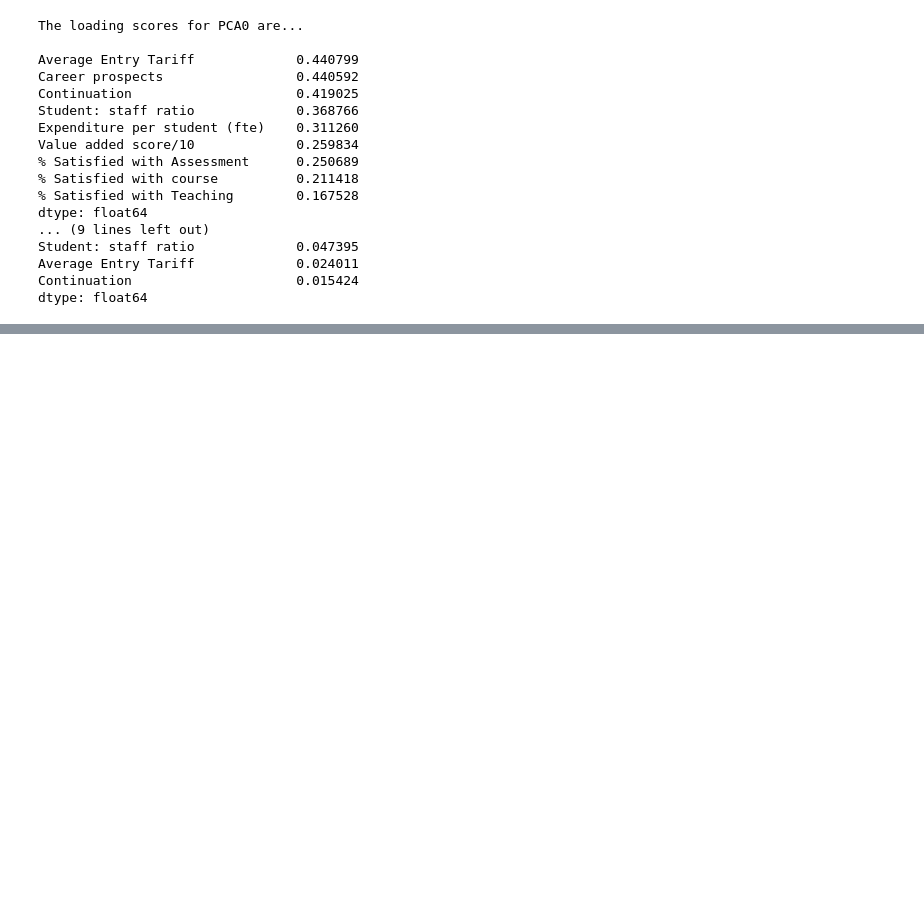
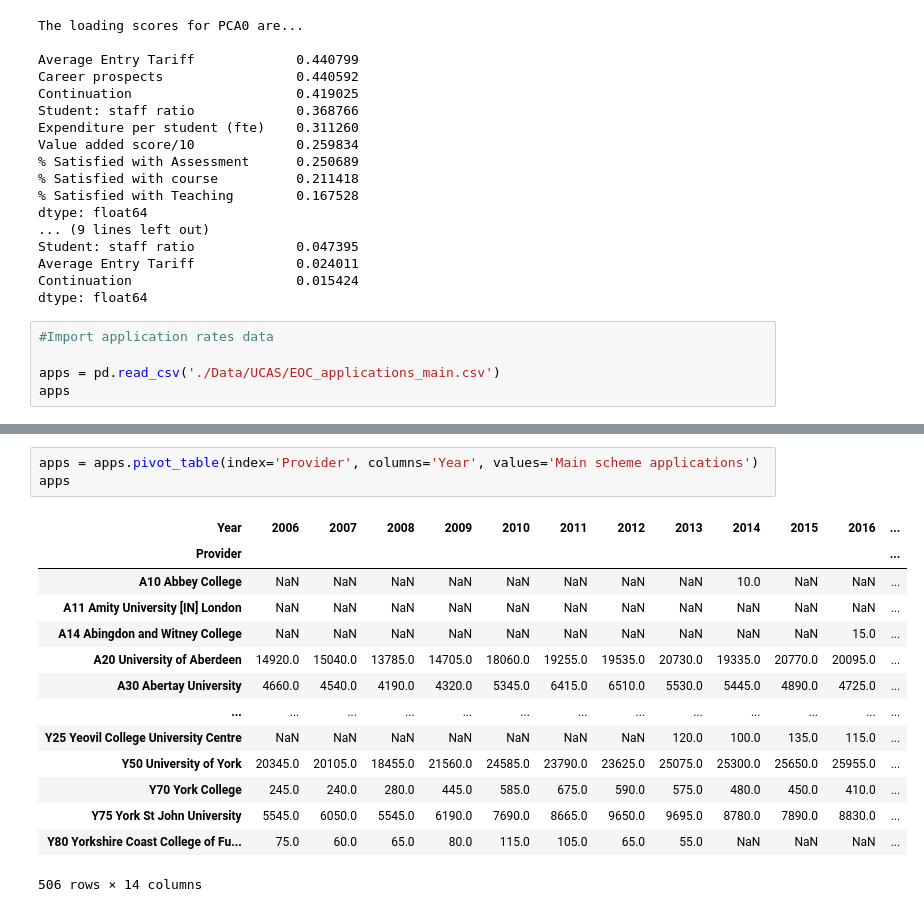
Before and after one commit to ethanhinton/University-League-Tables, a Jupyter notebook: correlation.ipynb, the cells around one changed output, grey strips where cells are left out. Cells and saved outputs as stored; diff of their text form; blank space fills up the shorter version.

Commit message:
added csv files for number of applicants to each university and added this to the correlation notebook

```diff
--- a/correlation.ipynb
+++ b/correlation.ipynb
@@ -322,3 +296,8 @@ Student: staff ratio             0.047395
 Average Entry Tariff             0.024011
 Continuation                     0.015424
 dtype: float64
+# %%
+#Import application rates data
+
+apps = pd.read_csv('./Data/UCAS/EOC_applications_main.csv')
+apps
@@ -324,0 +318,18 @@ dtype: float64
+# %%
+apps = apps.pivot_table(index='Provider', columns='Year', values='Main scheme applications')
+apps
+# %% [output]
+| Year | 2006 | 2007 | 2008 | 2009 | 2010 | 2011 | 2012 | 2013 | 2014 | 2015 | 2016 | ... |
+| Provider |  |  |  |  |  |  |  |  |  |  |  | ... |
+| A10 Abbey College | NaN | NaN | NaN | NaN | NaN | NaN | NaN | NaN | 10.0 | NaN | NaN | ... |
+| A11 Amity University [IN] London | NaN | NaN | NaN | NaN | NaN | NaN | NaN | NaN | NaN | NaN | NaN | ... |
+| A14 Abingdon and Witney College | NaN | NaN | NaN | NaN | NaN | NaN | NaN | NaN | NaN | NaN | 15.0 | ... |
+| A20 University of Aberdeen | 14920.0 | 15040.0 | 13785.0 | 14705.0 | 18060.0 | 19255.0 | 19535.0 | 20730.0 | 19335.0 | 20770.0 | 20095.0 | ... |
+| A30 Abertay University | 4660.0 | 4540.0 | 4190.0 | 4320.0 | 5345.0 | 6415.0 | 6510.0 | 5530.0 | 5445.0 | 4890.0 | 4725.0 | ... |
+| ... | ... | ... | ... | ... | ... | ... | ... | ... | ... | ... | ... | ... |
+| Y25 Yeovil College University Centre | NaN | NaN | NaN | NaN | NaN | NaN | NaN | 120.0 | 100.0 | 135.0 | 115.0 | ... |
+| Y50 University of York | 20345.0 | 20105.0 | 18455.0 | 21560.0 | 24585.0 | 23790.0 | 23625.0 | 25075.0 | 25300.0 | 25650.0 | 25955.0 | ... |
+| Y70 York College | 245.0 | 240.0 | 280.0 | 445.0 | 585.0 | 675.0 | 590.0 | 575.0 | 480.0 | 450.0 | 410.0 | ... |
+| Y75 York St John University | 5545.0 | 6050.0 | 5545.0 | 6190.0 | 7690.0 | 8665.0 | 9650.0 | 9695.0 | 8780.0 | 7890.0 | 8830.0 | ... |
+| Y80 Yorkshire Coast College of Fu... | 75.0 | 60.0 | 65.0 | 80.0 | 115.0 | 105.0 | 65.0 | 55.0 | NaN | NaN | NaN | ... |
+506 rows × 14 columns
```
Also changed, not shown: parts of 5 cells of this notebook, 4 other files.
